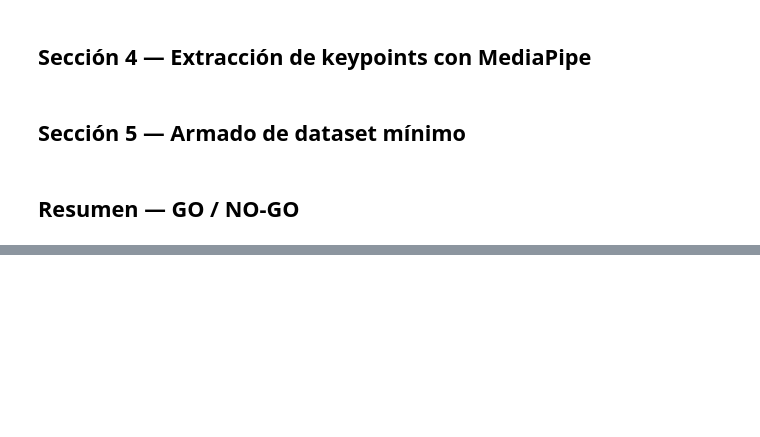
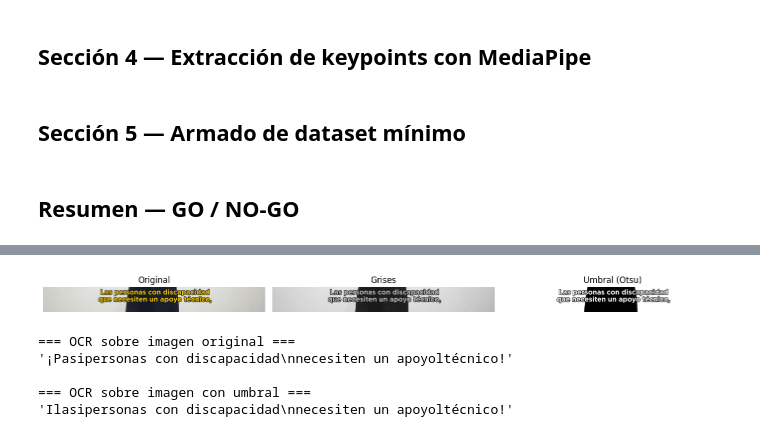
Before and after one commit to dipaolme/lsa-dataset-toolkit, a Jupyter notebook: notebooks/explore_dataset.ipynb, the cells around one changed output, grey strips where cells are left out. Saved outputs shown, nothing was run; the diff lists cells and outputs as text; code cells hidden in the pictures; blank space fills up the shorter version.

```diff
--- a/notebooks/explore_dataset.ipynb
+++ b/notebooks/explore_dataset.ipynb
@@ -249,0 +570,35 @@ print('=' * 50)
+# %%
+# 7.2 — OCR sobre la zona de subtítulos
+import pytesseract
+
+sub_bgr = cv2.cvtColor(sub_region, cv2.COLOR_RGB2BGR)
+
+# Preprocesamiento para mejorar OCR:
+# escala de grises → umbral adaptativo → invertir si el texto es blanco sobre oscuro
+gray = cv2.cvtColor(sub_bgr, cv2.COLOR_BGR2GRAY)
+_, thresh = cv2.threshold(gray, 0, 255, cv2.THRESH_BINARY + cv2.THRESH_OTSU)
+
+fig, axes = plt.subplots(1, 3, figsize=(14, 3))
+axes[0].imshow(sub_region);  axes[0].set_title('Original'); axes[0].axis('off')
+axes[1].imshow(gray, cmap='gray'); axes[1].set_title('Grises'); axes[1].axis('off')
+axes[2].imshow(thresh, cmap='gray'); axes[2].set_title('Umbral (Otsu)'); axes[2].axis('off')
+plt.tight_layout()
+plt.show()
+
+# OCR con configuración para texto en una sola línea
+config = '--psm 6 --oem 3'  # psm 6 = bloque de texto uniforme
+texto_raw   = pytesseract.image_to_string(sub_region, lang='spa', config=config)
+texto_thresh = pytesseract.image_to_string(thresh,    lang='spa', config=config)
+
+print('=== OCR sobre imagen original ===')
+print(repr(texto_raw.strip()))
+print()
+print('=== OCR sobre imagen con umbral ===')
+print(repr(texto_thresh.strip()))
+# %% [output]
+[figure, added]
+=== OCR sobre imagen original ===
+'¡Pasipersonas con discapacidad\nnecesiten un apoyoltécnico!'
+
+=== OCR sobre imagen con umbral ===
+'Ilasipersonas con discapacidad\nnecesiten un apoyoltécnico!'
```
Also changed, not shown: parts of 12 cells of this notebook, 19 other files.
